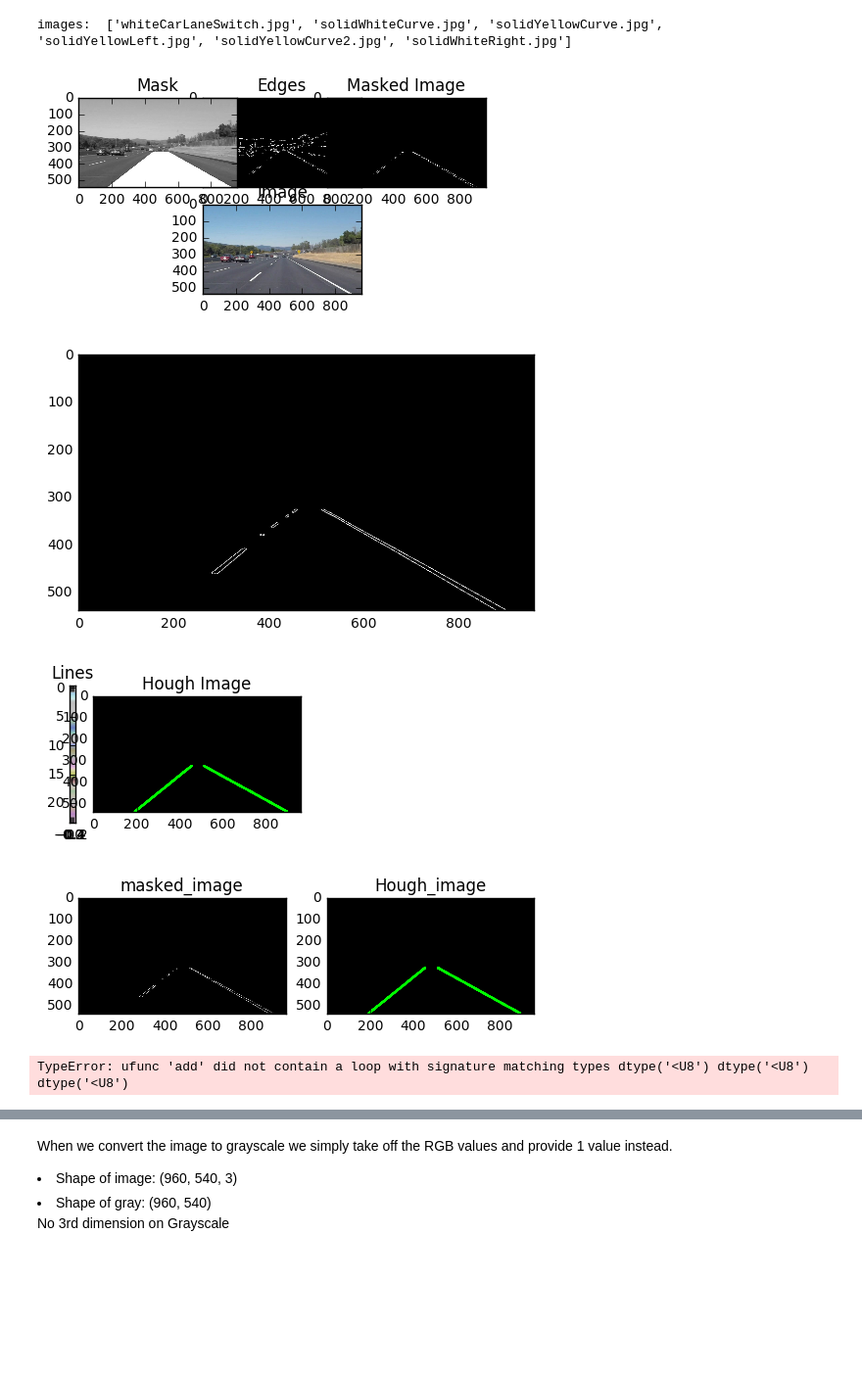
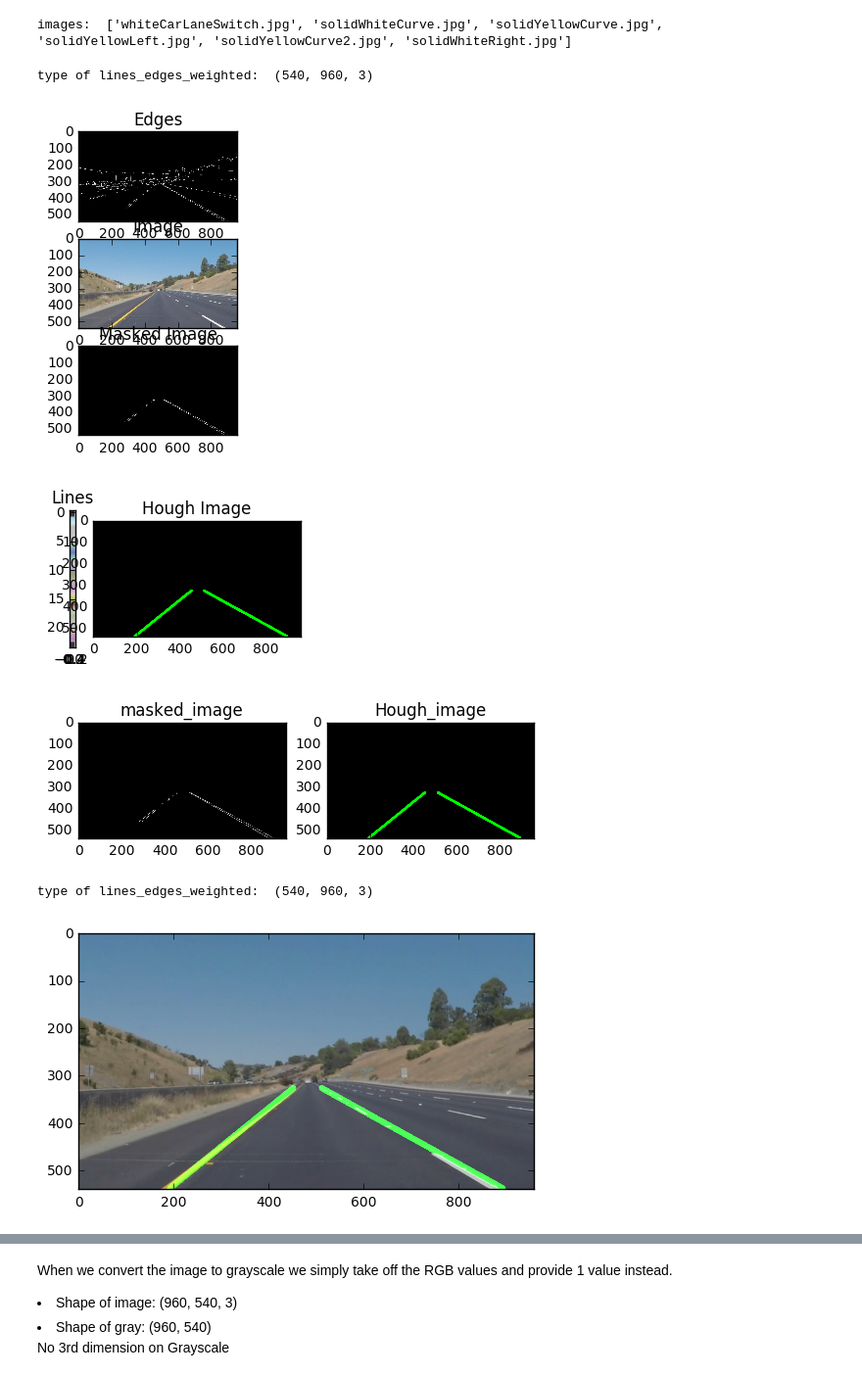
Before and after one commit to JonathanCMitchell/Self-Driving-Car-ND, a Jupyter notebook: Project 1-Lane Detection.ipynb, the cells around one changed output, grey strips where cells are left out. Shown at 98% size. Saved outputs shown, nothing was run; the diff lists cells and outputs as text; code cells hidden in the pictures; blank space fills up the shorter version.

Commit message:
[fix] - fixes input parameters to graph plots

```diff
--- a/Project 1-Lane Detection.ipynb
+++ b/Project 1-Lane Detection.ipynb
@@ -29,26 +29,31 @@ images:  ['whiteCarLaneSwitch.jpg', 'solidWhiteCurve.jpg', 'solidYellowCurve.jpg
 # %%
 #reading in an image
 def readImages(images):
     for paths in images:
         image = mpimg.imread('test_images/' + paths)
         gray = grayscale(image)
         blur_gray = apply_gaussian_blur()
         edges = apply_canny(blur_gray)
         masked_image = apply_mask(edges)
-        hough_image = apply_hough(masked_image)
+        hough_image, lines = apply_hough(masked_image)
         lines_edges_weighted = apply_lines_edges_weighted(image, edges, hough_image)
-        plot_mask()
-        plot_hough()
-        plot_mask_and_hough()
-        plt.imshow(lines_edges_weighted)
-        cv2.imwrite('results/'+ image + '.jpg', lines_edges_weighted)
+        print('type of lines_edges_weighted: ', lines_edges_weighted.shape)
+        plot_mask(edges, image, masked_image)
+        plot_hough(hough_image, lines)
+        plot_mask_and_hough(masked_image, hough_image)
+        plot_weighted_image(lines_edges_weighted)
+#         cv2.cvtColor(lines_edges_weighted, 'writer.jpg', 8)
+#         print('writer: ', writer.shape)
+#         print('writer: ', writer.dtype)
+#         cv2.imwrite('results/'+ image + ".jpg", lines_edges_weighted)
 
 readImages(images)
 print('blur_Gray shape: ', blur_gray.shape)
 print('edges shape: ', edges.shape)
 # %% [output]
+type of lines_edges_weighted:  (540, 960, 3)
-[figure, old version]
+[figure, new version]
-[figure, old version]
+[figure, new version]
-[figure, old version]
+[figure, new version]
+type of lines_edges_weighted:  (540, 960, 3)
-[figure, old version]
+[figure, new version]
-TypeError: ufunc 'add' did not contain a loop with signature matching types dtype('<U8') dtype('<U8') dtype('<U8')
```
Also changed, not shown: parts of 6 cells of this notebook.
